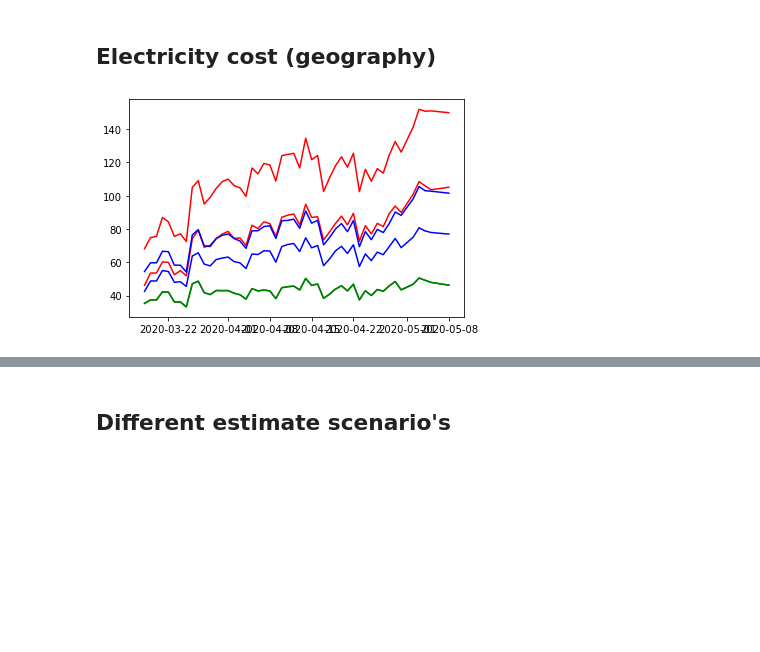
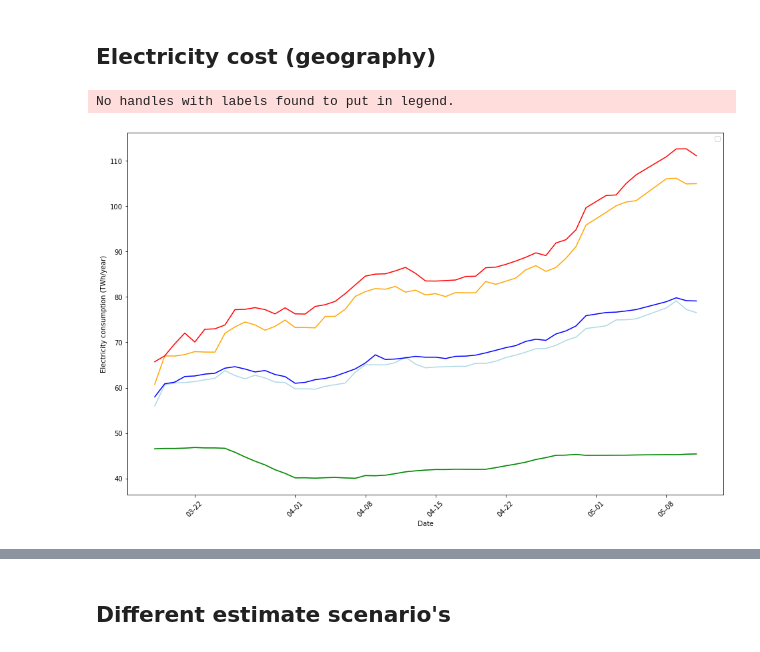
Before and after one commit to Lukasdeloose/sustainable_blockchain, a Jupyter notebook: data_analysis/energy_consumption.ipynb, the cells around one changed output, grey strips where cells are left out. Drawn from its saved outputs; the diff is of its cells as text; code cells hidden in the pictures; blank space fills up the shorter version.

```diff
--- a/data_analysis/energy_consumption.ipynb
+++ b/data_analysis/energy_consumption.ipynb
@@ -32,12 +32,16 @@ def clean_mineable_data(data):
     return data
 # %%
 # Read in data
+block_time_fix = True
 dates = []
 data_hist = []
 for file in os.listdir(HIST_PATH):
     # Load the daily data in a list
     data_day = pd.read_csv(HIST_PATH+file)
     data_day = clean_mineable_data(data_day)
+    if block_time_fix:
+        data_day.loc['bitcoin', 'block_time'] = 600
+        data_day.loc['ethereum', 'block_time'] = 10
     data_hist.append(data_day)
 
     # Get the dates in a list
@@ -90,5 +96,11 @@ Image("CBECI_mining_map.png")
 # %% [output]
 [figure]
 # %%
-data = {'location': ['China', 'US', 'Russia', 'Kazakhstan', 'Malaysia','Iran','Canada','Norway','Germany','Venezuela'],
-        'share': [66.17,7.15,6.43,5.89,4.22,3.67,0.80,0.67,0.5,0.44]}
+data = {'location': ['China', 'US', 'Russia', 'Kazakhstan', 'Malaysia','Iran','Canada','Norway','Germany'],
+        'share': [66.17, 7.15, 6.43, 5.89, 4.22, 3.67, 0.80, 0.67, 0.5],
+        'normal_price': [0.074, 0.0693, 0.041, 0.046, 0.101, 0.07, 0.10, 0.08, 0.2]}
+CBECI_geography = pd.DataFrame(data).set_index('location')
+CBECI_geography['share'] = CBECI_geography['share']/100
+CBECI_geography['normal_price'] = CBECI_geography['normal_price']/kWh_to_J
+CBECI_geography.loc['RoW'] = [1-np.sum(CBECI_geography['share']), 0.084/kWh_to_J]
+CBECI_geography
@@ -95,3 +119,0 @@ data = {'location': ['China', 'US', 'Russia', 'Kazakhstan', 'Malaysia','Iran','C
-# %%
-CBECI_geography = pd.DataFrame(data)
-CBECI_geography
@@ -109,0 +120,4 @@ CBECI_geography
+# %%
+avg_price = np.sum(CBECI_geography['share']*CBECI_geography['normal_price'])
+world_avg = pd.DataFrame({'share':1, 'normal_price': avg_price},index = ['World'])
+world_avg
@@ -742,22 +755,30 @@ plt.show()
 # %% [markdown]
 ## Electricity cost (geography)
 # %%
-for elec_price in [avg_electricity_price, min_electricity_price]:
-    hardware_bounds = hardware_based_estimation(data_hist, electricity_price = elec_price)
-    hardware_bounds_total = calc_hardware_bounds(hardware_bounds)
-    plt.plot(dates, hardware_bounds_total['lower'], color='green')
-    plt.plot(dates, hardware_bounds_total['estimate'], color='blue')
-    plt.plot(dates, hardware_bounds_total['upper'], color='red')
+#hardware_bounds_avg = hardware_based_estimation(data_hist)
+#hardware_bounds_avg_total = calc_hardware_bounds(hardware_bounds_coin)
+plt.figure(figsize=(16,10))
+
+plt.plot(dates, hardware_bounds_avg_total['lower'], color='lightgreen')
+plt.plot(dates, hardware_bounds_avg_total['estimate'], color='lightblue')
+plt.plot(dates, hardware_bounds_avg_total['upper'], color='orange')
+
+#hardware_bounds = hardware_based_estimation(data_hist, geography_data = CBECI_geography)
+#hardware_bounds_total = calc_hardware_bounds(hardware_bounds)
+
+plt.plot(dates, hardware_bounds_total['lower'], color='green')
+plt.plot(dates, hardware_bounds_total['estimate'], color='blue')
+plt.plot(dates, hardware_bounds_total['upper'], color='red')
 
 plt.xticks(rotation=45)
 plt.ylabel("Electricity consumption (TWh/year)")
 plt.xlabel("Date")
 plt.gca().xaxis.set_major_formatter(date_form)
-
 plt.legend()
 plt.show()
 # %% [output]
+No handles with labels found to put in legend.
-[figure, old version]
+[figure, new version]
 # %%
 for elec_price in np.linspace(min_electricity_price, max_electricity_price, num=5):
     hardware_bounds = hardware_based_estimation(data_hist, electricity_price = elec_price)
```
Also changed, not shown: parts of 36 cells of this notebook, 10 other files.
